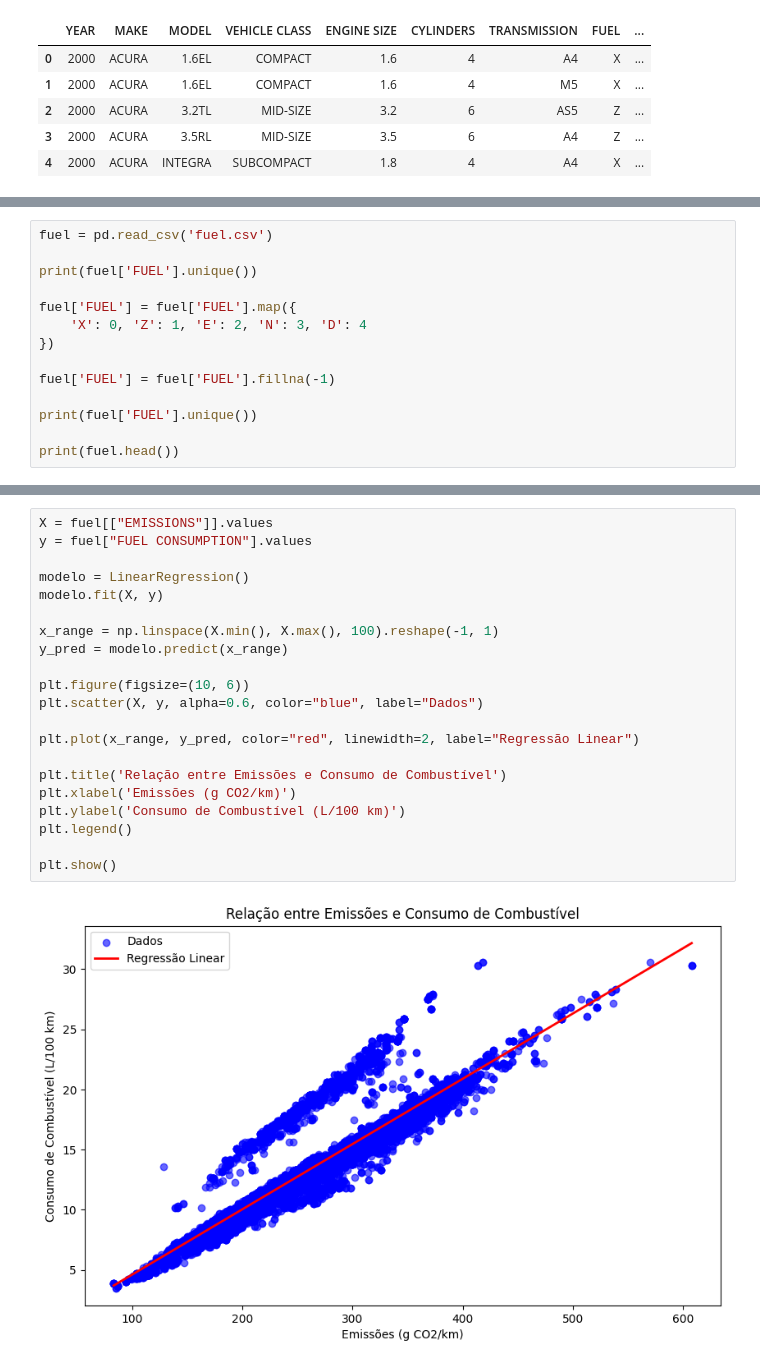
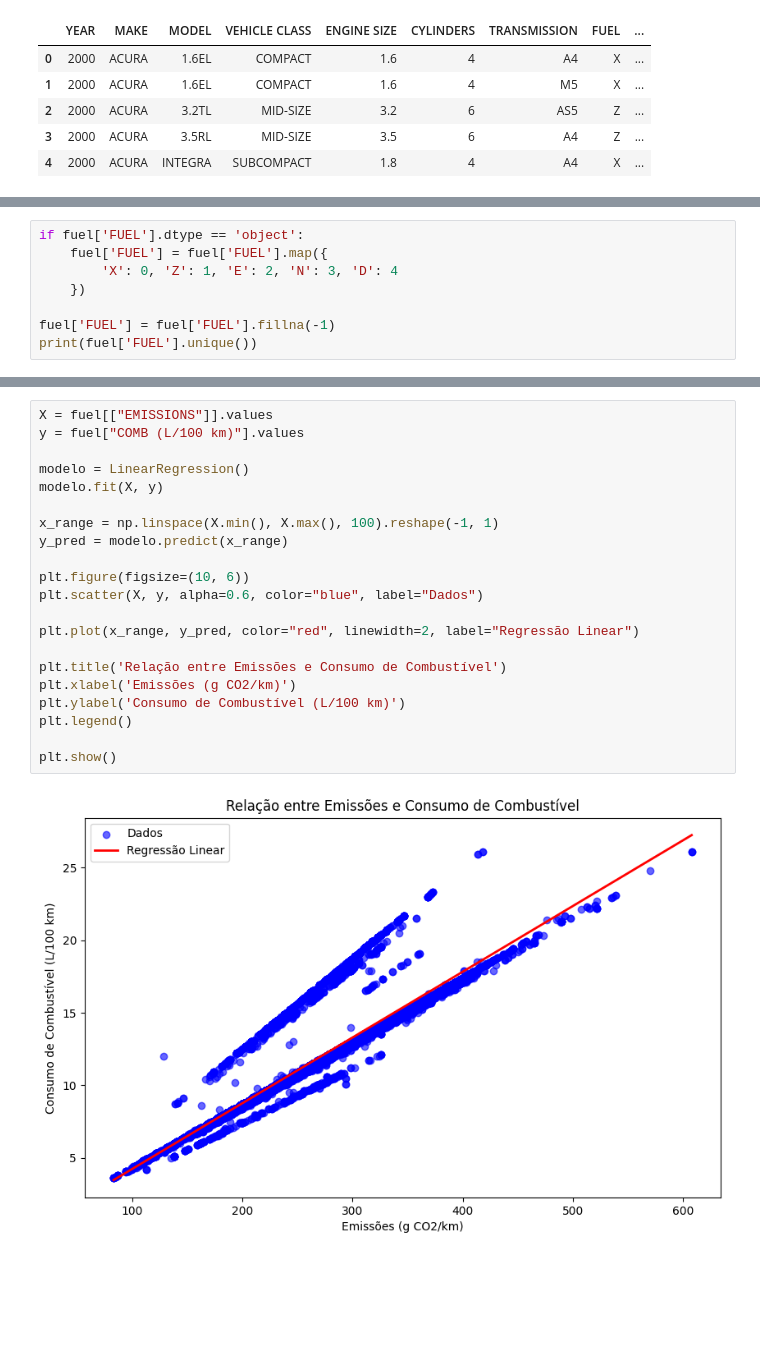
Before and after one commit to DanielFreitassc/projeto_final_ml, a Jupyter notebook: teste.ipynb, the cells around one changed output, grey strips where cells are left out. Saved outputs shown, nothing was run; the diff lists cells and outputs as text; blank space fills up the shorter version.

```diff
--- a/teste.ipynb
+++ b/teste.ipynb
@@ -23,15 +41,9 @@ fuel.head()
 # %%
-fuel = pd.read_csv('fuel.csv')
-
-print(fuel['FUEL'].unique())
-
-fuel['FUEL'] = fuel['FUEL'].map({
-    'X': 0, 'Z': 1, 'E': 2, 'N': 3, 'D': 4
-})
+if fuel['FUEL'].dtype == 'object':
+    fuel['FUEL'] = fuel['FUEL'].map({
+        'X': 0, 'Z': 1, 'E': 2, 'N': 3, 'D': 4
+    })
 
 fuel['FUEL'] = fuel['FUEL'].fillna(-1)
-
 print(fuel['FUEL'].unique())
-
-print(fuel.head())
 # %% [output]
@@ -134,26 +134,26 @@ plt.show()
 # %%
 X = fuel[["EMISSIONS"]].values
-y = fuel["FUEL CONSUMPTION"].values
+y = fuel["COMB (L/100 km)"].values
 
 modelo = LinearRegression()
 modelo.fit(X, y)
 
 x_range = np.linspace(X.min(), X.max(), 100).reshape(-1, 1)
 y_pred = modelo.predict(x_range)
 
 plt.figure(figsize=(10, 6))
 plt.scatter(X, y, alpha=0.6, color="blue", label="Dados")
 
 plt.plot(x_range, y_pred, color="red", linewidth=2, label="Regressão Linear")
 
 plt.title('Relação entre Emissões e Consumo de Combustível')
 plt.xlabel('Emissões (g CO2/km)')
 plt.ylabel('Consumo de Combustível (L/100 km)')
 plt.legend()
 
 plt.show()
 # %% [output]
-[figure, old version]
+[figure, new version]
 # %%
 def carregar_dados():
     return pd.read_csv('fuel.csv')
```
Also changed, not shown: parts of 11 cells of this notebook, 10 other files.
